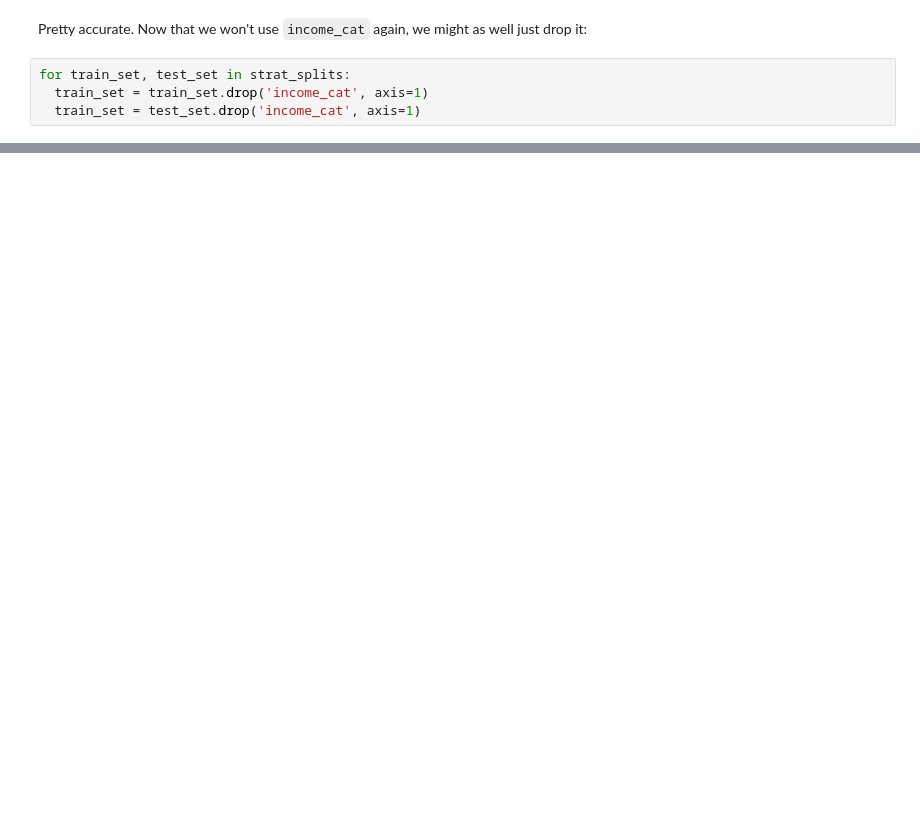
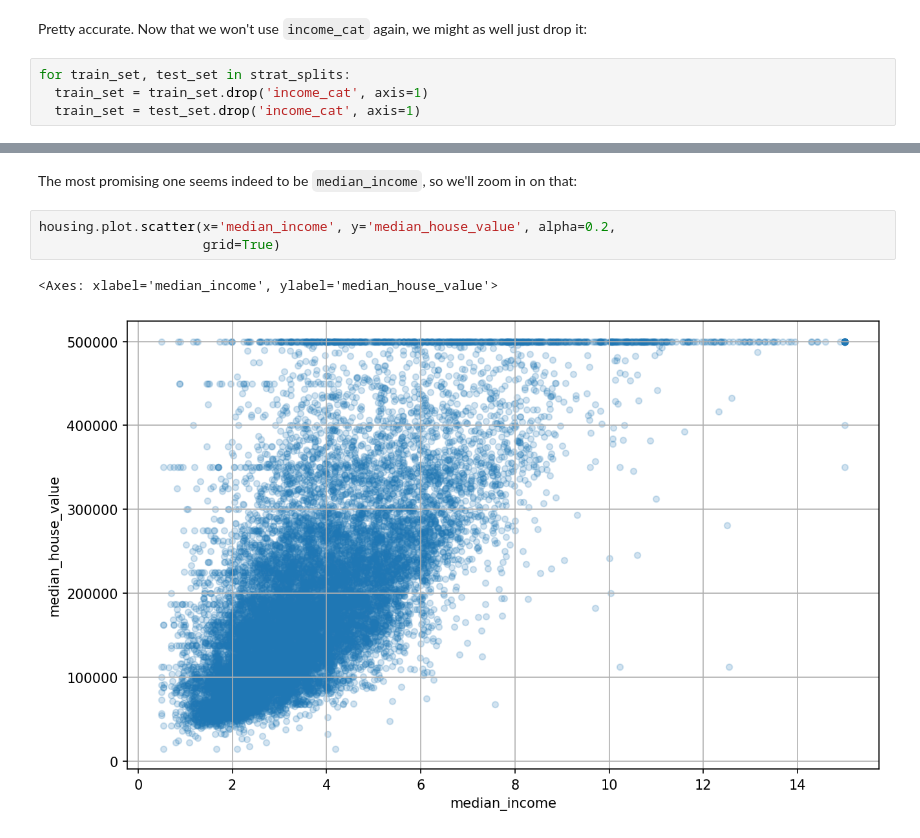
Before and after one commit to guinbraga/Hands-On-Machine-Learning-with-Scikit-Learn-and-Pytorch, a Jupyter notebook: 2-end_to_end_machine_learning_project/2-end_to_end_machine_learning_project.ipynb, the cells around one changed output, grey strips where cells are left out. Saved outputs shown, nothing was run; the diff lists cells and outputs as text; blank space fills up the shorter version.

```diff
--- a/2-end_to_end_machine_learning_project/2-end_to_end_machine_learning_project.ipynb
+++ b/2-end_to_end_machine_learning_project/2-end_to_end_machine_learning_project.ipynb
@@ -271,0 +338,9 @@ part of the machine learning process.
+# %% [markdown]
+The most promising one seems indeed to be `median_income`, so
+we'll zoom in on that:
+# %%
+housing.plot.scatter(x='median_income', y='median_house_value', alpha=0.2,
+                     grid=True)
+# %% [output]
+<Axes: xlabel='median_income', ylabel='median_house_value'>
+[figure, added]
```
Also changed, not shown: parts of 37 cells of this notebook, 1 other file.
